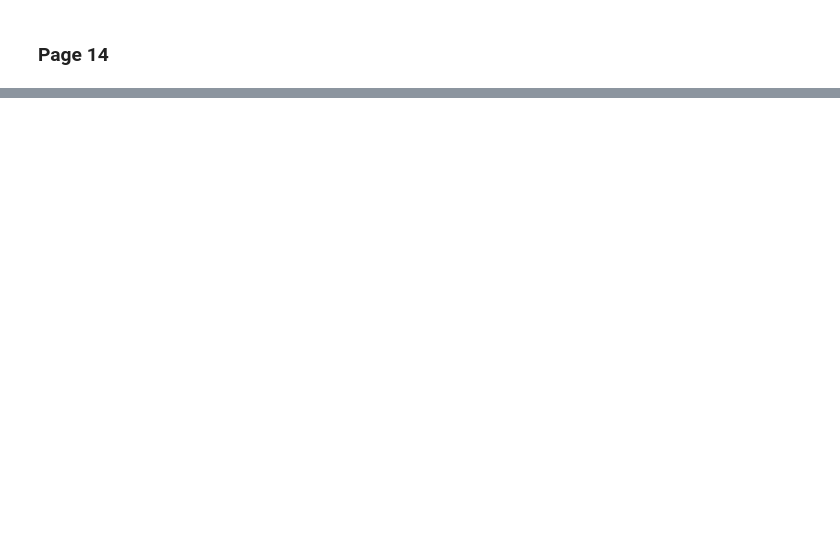
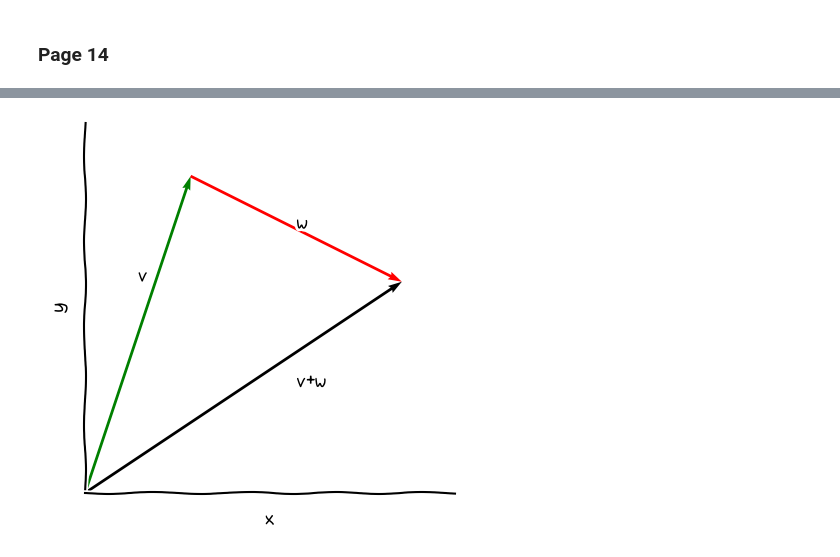
Before and after one commit to baberlevi/biggest-ideas-book-1, a Jupyter notebook: biggest-ideas-space-time-motion.ipynb, the cells around one changed output, grey strips where cells are left out. Cells and saved outputs as stored; diff of their text form; code cells hidden in the pictures; blank space fills up the shorter version.

```diff
--- a/biggest-ideas-space-time-motion.ipynb
+++ b/biggest-ideas-space-time-motion.ipynb
@@ -85,0 +69,44 @@ plt.show()
+# %%
+import matplotlib.pyplot as plt
+import numpy as np
+
+# Set xkcd style
+plt.xkcd()
+
+vector_v = np.array([0,0,1,3])
+vector_w = np.array([1,3,2,-1])
+vectors = np.array([vector_v, vector_w])
+
+#this feels gross, but if we just normally sum the two vectors, i.e.
+#vector_vw = vector_v + vector_w
+#vector_vw will start at 1,3 like w does, which is not the picture we're trying to make
+vector_vw = np.array([0,0,vector_v[2] + vector_w[2],vector_v[3] + vector_w[3]])
+
+vectors = np.append(vectors, vector_vw[None,:], axis=0)
+
+fig, ax = plt.subplots(1)
+ax.quiver( vectors[:,0],
+           vectors[:,1],
+           vectors[:,2],
+           vectors[:,3],
+           scale=1,
+           scale_units='xy',
+           angles = 'xy',
+           color=['g', 'r', 'k'])
+
+ax.text(.5,2,'v')
+ax.text(2,2.5,'w')
+ax.text(2,1,'v+w')
+
+ax.set_xlim((-1, vectors[:,0].max()+1))
+ax.set_ylim((-1, vectors[:,1].max()+1))
+ax.axis([0,3.5,0,3.5])
+ax.set_aspect('equal')
+ax.xaxis.set_ticks([])
+ax.yaxis.set_ticks([])
+ax.spines[['top', 'right']].set_visible(False)
+ax.set_xlabel('x')
+ax.set_ylabel('y')
+plt.show()
+# %% [output]
+[figure, added]
```
Also changed, not shown: parts of 8 cells of this notebook.
